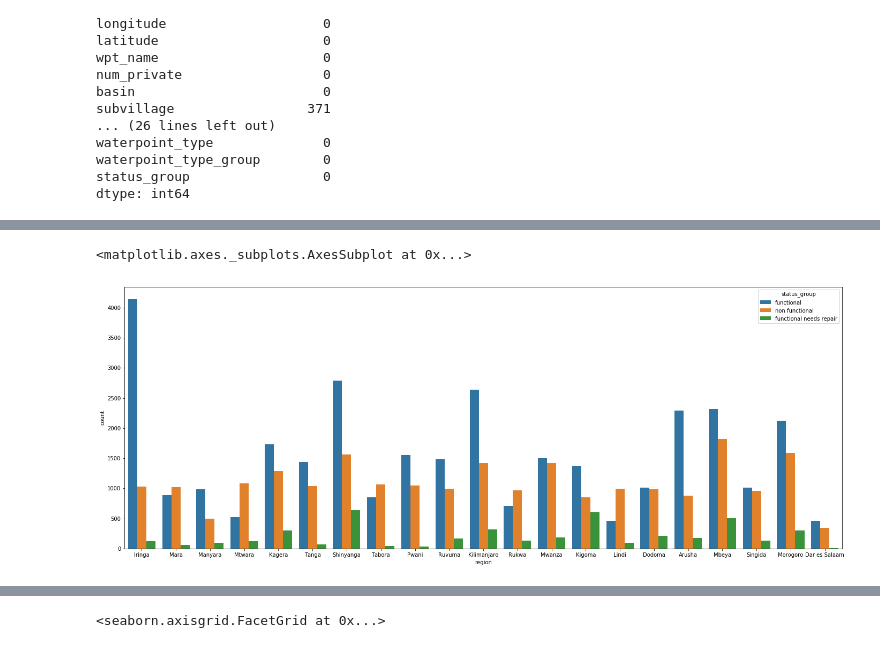
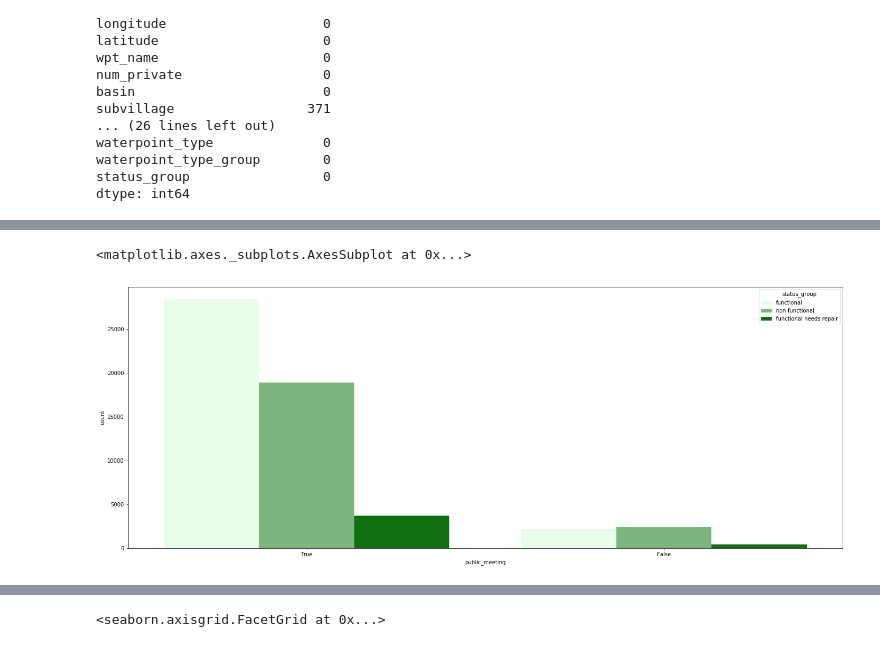
Before and after one commit to cedricmart8/projet_ia_thewatertable, a Jupyter notebook: data_visualisation_and_cleaning.ipynb, the cells around one changed output, grey strips where cells are left out. Saved outputs shown, nothing was run; the diff lists cells and outputs as text; code cells hidden in the pictures.

```diff
--- a/data_visualisation_and_cleaning.ipynb
+++ b/data_visualisation_and_cleaning.ipynb
@@ -170,8 +178,6 @@ Name: water_quality, dtype: int64
 # %%
-#looking at regions
 plt.figure(figsize=(24, 9))
-
-sns.countplot(data=data,x='region',hue='status_group')
+sns.countplot(data=data,x='public_meeting',hue='status_group', color='green')
 # %% [output]
 <matplotlib.axes._subplots.AxesSubplot at 0x...>
-[figure, old version]
+[figure, new version]
```
Also changed, not shown: parts of 16 cells of this notebook, 6 other files.
